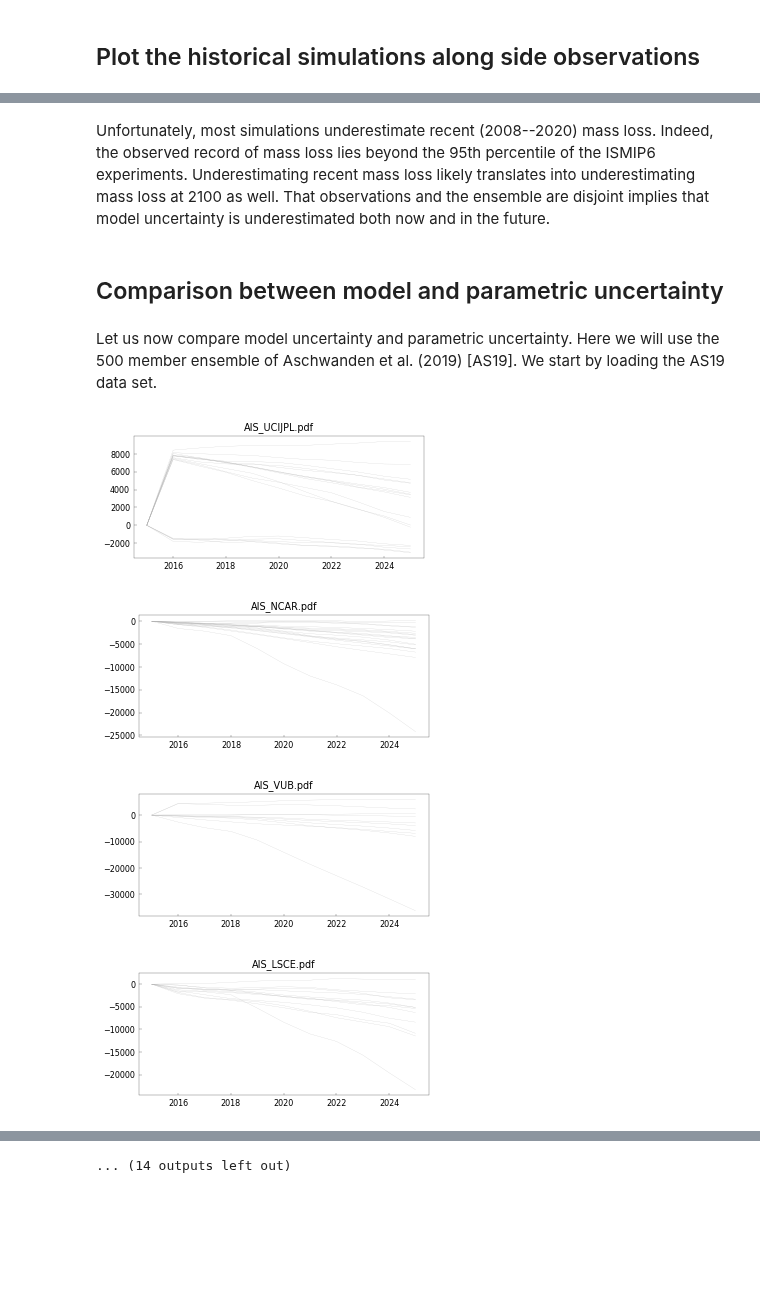
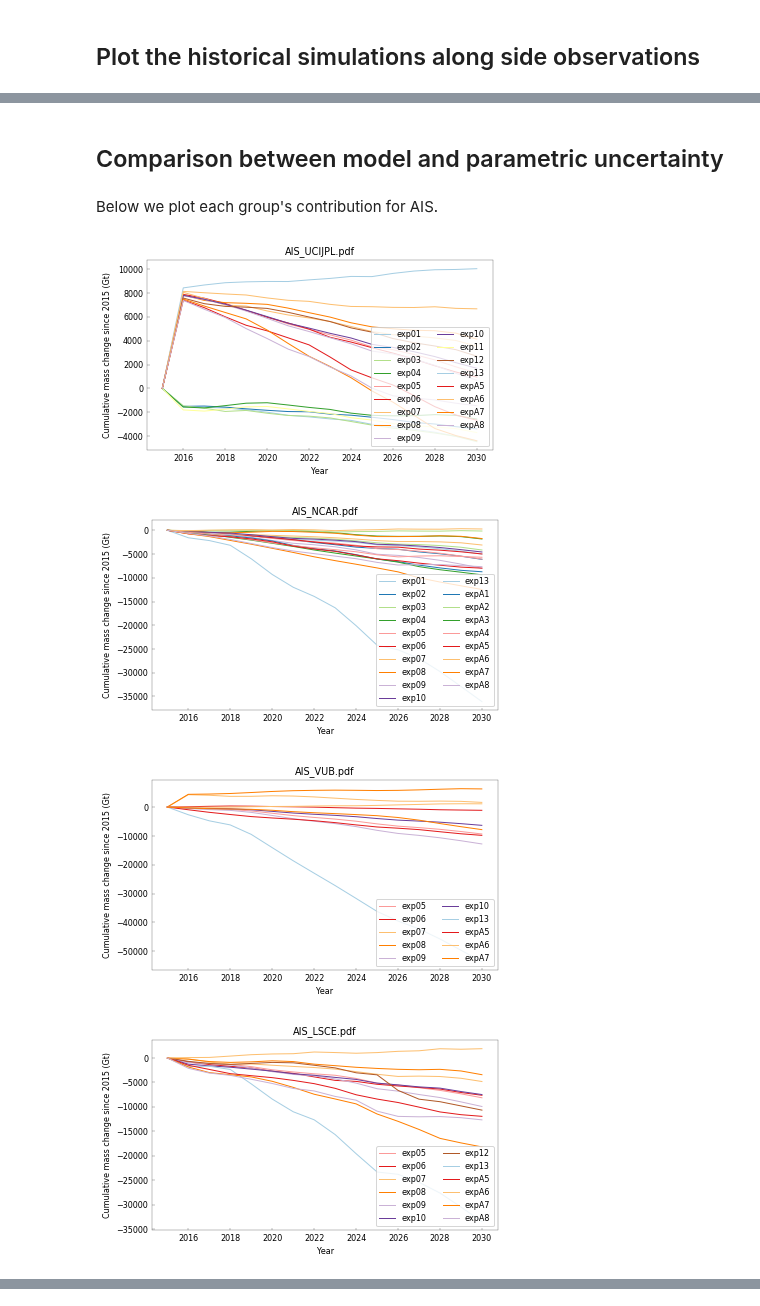
Before and after one commit to aaschwanden/ismip6-ipcc, a Jupyter notebook: analyze_slr_predictions.ipynb, the cells around one changed output, grey strips where cells are left out. Saved outputs shown, nothing was run; the diff lists cells and outputs as text; code cells hidden in the pictures; blank space fills up the shorter version.

```diff
--- a/analyze_slr_predictions.ipynb
+++ b/analyze_slr_predictions.ipynb
@@ -84,8 +84,8 @@ def set_size(w, h, ax=None):
 # %% [markdown]
 ## Load ISMIP6 projections
 # %%
-ismip6_ais = load_ismip6_ais(remove_ctrl=True)
-ismip6_gris = load_ismip6_gris(remove_ctrl=True)
+ismip6_ais = load_ismip6_ais()
+ismip6_gris = load_ismip6_gris()
 ismip6_ais["IS"] = "AIS"
 ismip6_gris["IS"] = "GRIS"
 ismip6 = pd.concat([ismip6_ais, ismip6_gris])
@@ -231,29 +228,34 @@ plot_historical(historical_filename, ismip6, imbie)
-# %% [markdown]
-Unfortunately, most simulations underestimate recent (2008--2020) mass loss. Indeed, the observed record of mass loss lies beyond the 95th percentile of the ISMIP6 experiments. Underestimating recent mass loss likely translates into underestimating mass loss at 2100 as well.  That observations and the ensemble are disjoint implies that model uncertainty is underestimated both now and in the future.
 # %% [markdown]
 ## Comparison between model and parametric uncertainty
 # %% [markdown]
-Let us now compare model uncertainty and parametric uncertainty. Here we will use the 500 member ensemble of Aschwanden et al. (2019) [AS19]. We start by loading the AS19 data set.
+Below we plot each group's contribution for AIS.
 # %%
+exp_color_dict = dict(zip(ais_exp_dict.keys(), sns.color_palette("Paired", len(ais_exp_dict)).as_hex()))
+
+
 def plot_signal(g, ax):
     m_df = g[-1]
     x = m_df["Year"]
     y = m_df["Cumulative ice sheet mass change (Gt)"]
-    return ax.plot(x, y, color=simulated_signal_color, linewidth=simulated_signal_lw)
+    exp = m_df["Exp"].values[0]
+    return ax.plot(x, y, color=exp_color_dict[exp], linewidth=1.0, label=exp)
 
 
-for ice_sheet in ismip6["IS"].unique():
+for ice_sheet in ["AIS"]:
     is_df = ismip6[(ismip6["IS"] == ice_sheet)]
     groups = is_df["Group"].unique()
     for group in groups:
-        df = is_df[(is_df["Group"] == group) & (is_df["Year"] >= proj_start) & (is_df["Year"] <= 2025)]
-        fig = plt.figure(figsize=[5.2, 2.25])
+        df = is_df[(is_df["Group"] == group) & (is_df["Year"] >= proj_start) & (is_df["Year"] <= 2030)]
+        fig = plt.figure(figsize=[6.2, 3.5])
         ax = fig.add_subplot(111)
         [plot_signal(g, ax) for g in df.groupby(by=["Model", "Exp"])]
+        ax.set_xlabel("Year")
+        ax.set_ylabel("Cumulative mass change since 2015 (Gt)")
+        plt.legend(loc="lower right", ncol=2)
         plt.title(f"{ice_sheet}_{group}.pdf")
         fig.savefig(f"{ice_sheet}_{group}.pdf")
 # %% [output]
-[figure, old version]
+[figure, new version]
-[figure, old version]
+[figure, new version]
-[figure, old version]
+[figure, new version]
-[figure, old version]
+[figure, new version]
@@ -268 +269,0 @@ for ice_sheet in ismip6["IS"].unique():
-... (14 outputs left out)
```
Also changed, not shown: parts of 9 cells of this notebook, 2 other files.
